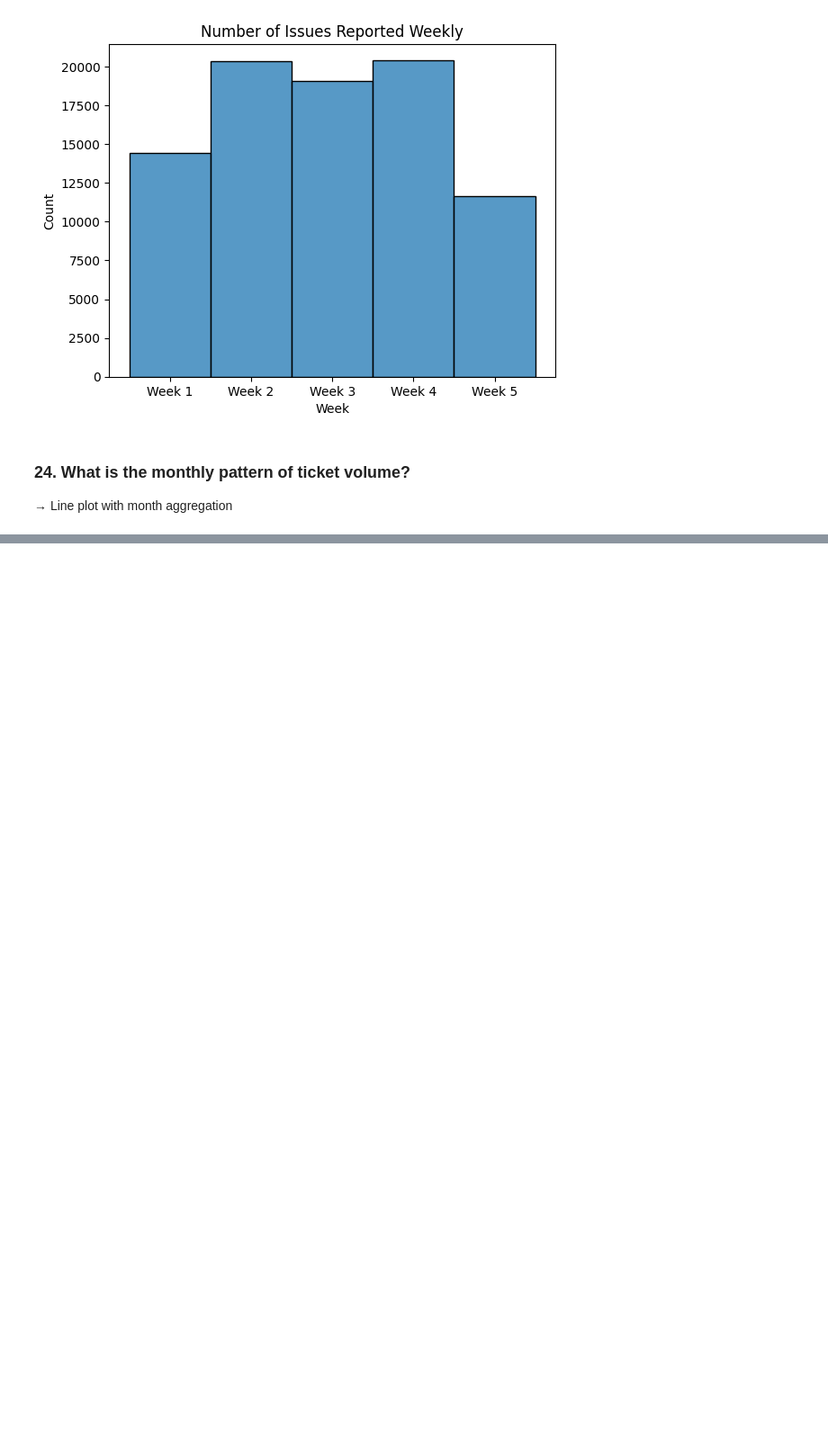
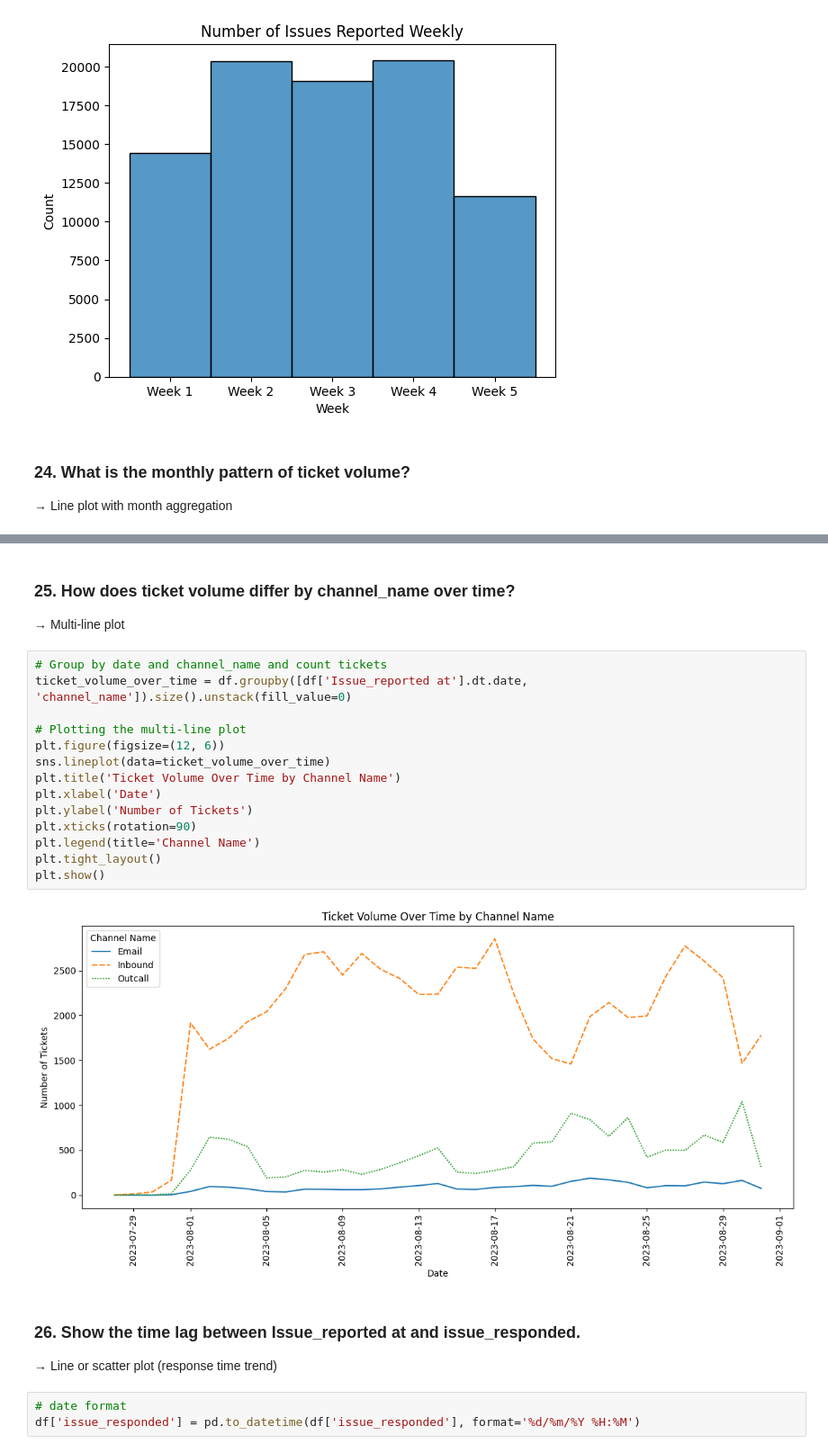
Before and after one commit to akashgardas/Data-Analysis, a Jupyter notebook: day10/seaborn/CustomerDataSet.ipynb, the cells around one changed output, grey strips where cells are left out. Shown at 90% size. Drawn from its saved outputs; the diff is of its cells as text; blank space fills up the shorter version.

```diff
--- a/day10/seaborn/CustomerDataSet.ipynb
+++ b/day10/seaborn/CustomerDataSet.ipynb
@@ -754,0 +776,26 @@ plt.show()
+# %% [markdown]
+### 25. How does ticket volume differ by channel_name over time?
+ → Multi-line plot
+# %%
+# Group by date and channel_name and count tickets
+ticket_volume_over_time = df.groupby([df['Issue_reported at'].dt.date, 'channel_name']).size().unstack(fill_value=0)
+
+# Plotting the multi-line plot
+plt.figure(figsize=(12, 6))
+sns.lineplot(data=ticket_volume_over_time)
+plt.title('Ticket Volume Over Time by Channel Name')
+plt.xlabel('Date')
+plt.ylabel('Number of Tickets')
+plt.xticks(rotation=90)
+plt.legend(title='Channel Name')
+plt.tight_layout()
+plt.show()
+# %% [output]
+[figure, added]
+# %% [markdown]
+### 26. Show the time lag between Issue_reported at and issue_responded.
+ → Line
+or scatter plot (response time trend)
+# %%
+# date format
+df['issue_responded'] = pd.to_datetime(df['issue_responded'], format='%d/%m/%Y %H:%M')
```
Also changed, not shown: parts of 13 cells of this notebook.
